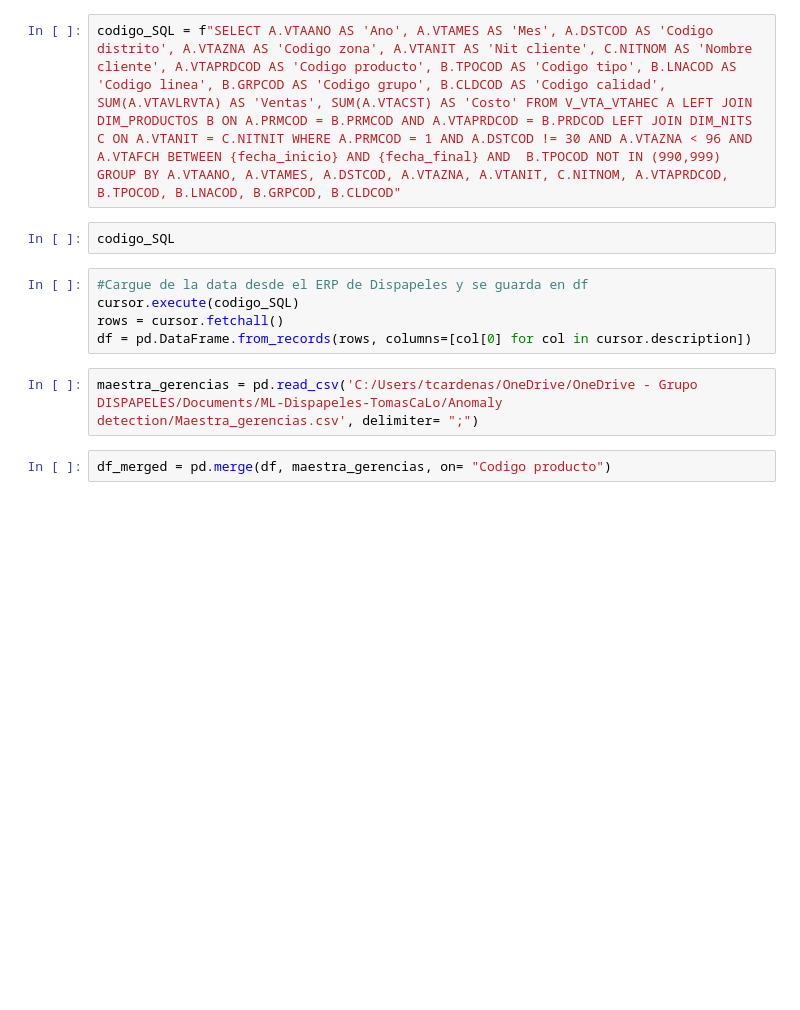
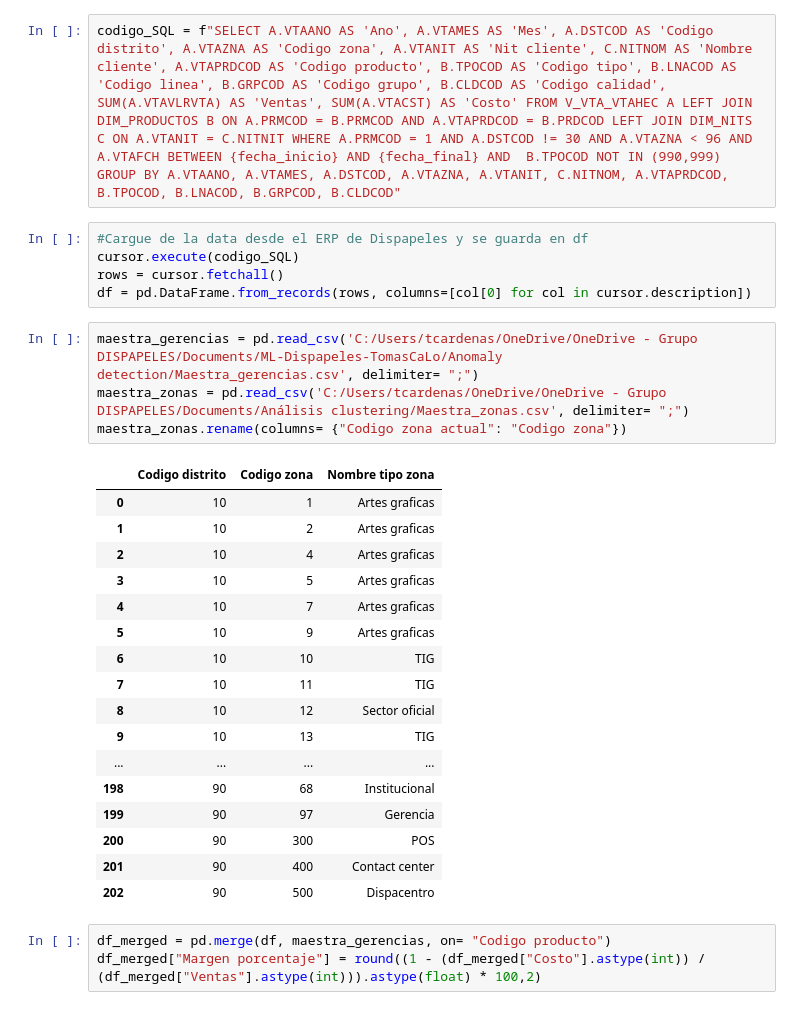
Before and after one commit to TomasCardeLo/ML-Dispapeles-TomasCaLo, a Jupyter notebook: Anomaly detection/Prueba 1 - 23-1-23.ipynb, the cells around one changed output. Saved outputs shown, nothing was run; the diff lists cells and outputs as text; blank space fills up the shorter version.

```diff
--- a/Anomaly detection/Prueba 1 - 23-1-23.ipynb
+++ b/Anomaly detection/Prueba 1 - 23-1-23.ipynb
@@ -22,7 +22,5 @@ fecha_final = "'2022-12-31'"
 # %%
 codigo_SQL = f"SELECT A.VTAANO AS 'Ano', A.VTAMES AS 'Mes', A.DSTCOD AS 'Codigo distrito', A.VTAZNA AS 'Codigo zona', A.VTANIT AS 'Nit cliente', C.NITNOM AS 'Nombre cliente', A.VTAPRDCOD AS 'Codigo producto', B.TPOCOD AS 'Codigo tipo', B.LNACOD AS 'Codigo linea', B.GRPCOD AS 'Codigo grupo', B.CLDCOD AS 'Codigo calidad', SUM(A.VTAVLRVTA) AS 'Ventas', SUM(A.VTACST) AS 'Costo' FROM V_VTA_VTAHEC A LEFT JOIN DIM_PRODUCTOS B ON A.PRMCOD = B.PRMCOD AND A.VTAPRDCOD = B.PRDCOD LEFT JOIN DIM_NITS C ON A.VTANIT = C.NITNIT WHERE A.PRMCOD = 1 AND A.DSTCOD != 30 AND A.VTAZNA < 96 AND A.VTAFCH BETWEEN {fecha_inicio} AND {fecha_final} AND  B.TPOCOD NOT IN (990,999) GROUP BY A.VTAANO, A.VTAMES, A.DSTCOD, A.VTAZNA, A.VTANIT, C.NITNOM, A.VTAPRDCOD, B.TPOCOD, B.LNACOD, B.GRPCOD, B.CLDCOD"
-# %%
-codigo_SQL
 # %%
 #Cargue de la data desde el ERP de Dispapeles y se guarda en df
 cursor.execute(codigo_SQL)
@@ -30,5 +28,26 @@ rows = cursor.fetchall()
 df = pd.DataFrame.from_records(rows, columns=[col[0] for col in cursor.description])
 # %%
 maestra_gerencias = pd.read_csv('C:/Users/tcardenas/OneDrive/OneDrive - Grupo DISPAPELES/Documents/ML-Dispapeles-TomasCaLo/Anomaly detection/Maestra_gerencias.csv', delimiter= ";")
+maestra_zonas = pd.read_csv('C:/Users/tcardenas/OneDrive/OneDrive - Grupo DISPAPELES/Documents/Análisis clustering/Maestra_zonas.csv', delimiter= ";")
+maestra_zonas.rename(columns= {"Codigo zona actual": "Codigo zona"})
+# %% [output]
+|  | Codigo distrito | Codigo zona | Nombre tipo zona |
+| 0 | 10 | 1 | Artes graficas |
+| 1 | 10 | 2 | Artes graficas |
+| 2 | 10 | 4 | Artes graficas |
+| 3 | 10 | 5 | Artes graficas |
+| 4 | 10 | 7 | Artes graficas |
+| 5 | 10 | 9 | Artes graficas |
+| 6 | 10 | 10 | TIG |
+| 7 | 10 | 11 | TIG |
+| 8 | 10 | 12 | Sector oficial |
+| 9 | 10 | 13 | TIG |
+| ... | ... | ... | ... |
+| 198 | 90 | 68 | Institucional |
+| 199 | 90 | 97 | Gerencia |
+| 200 | 90 | 300 | POS |
+| 201 | 90 | 400 | Contact center |
+| 202 | 90 | 500 | Dispacentro |
 # %%
 df_merged = pd.merge(df, maestra_gerencias, on= "Codigo producto")
+df_merged["Margen porcentaje"] = round((1 - (df_merged["Costo"].astype(int)) / (df_merged["Ventas"].astype(int))).astype(float) * 100,2)
```
Also changed, not shown: parts of 10 cells of this notebook, 3 other files.
